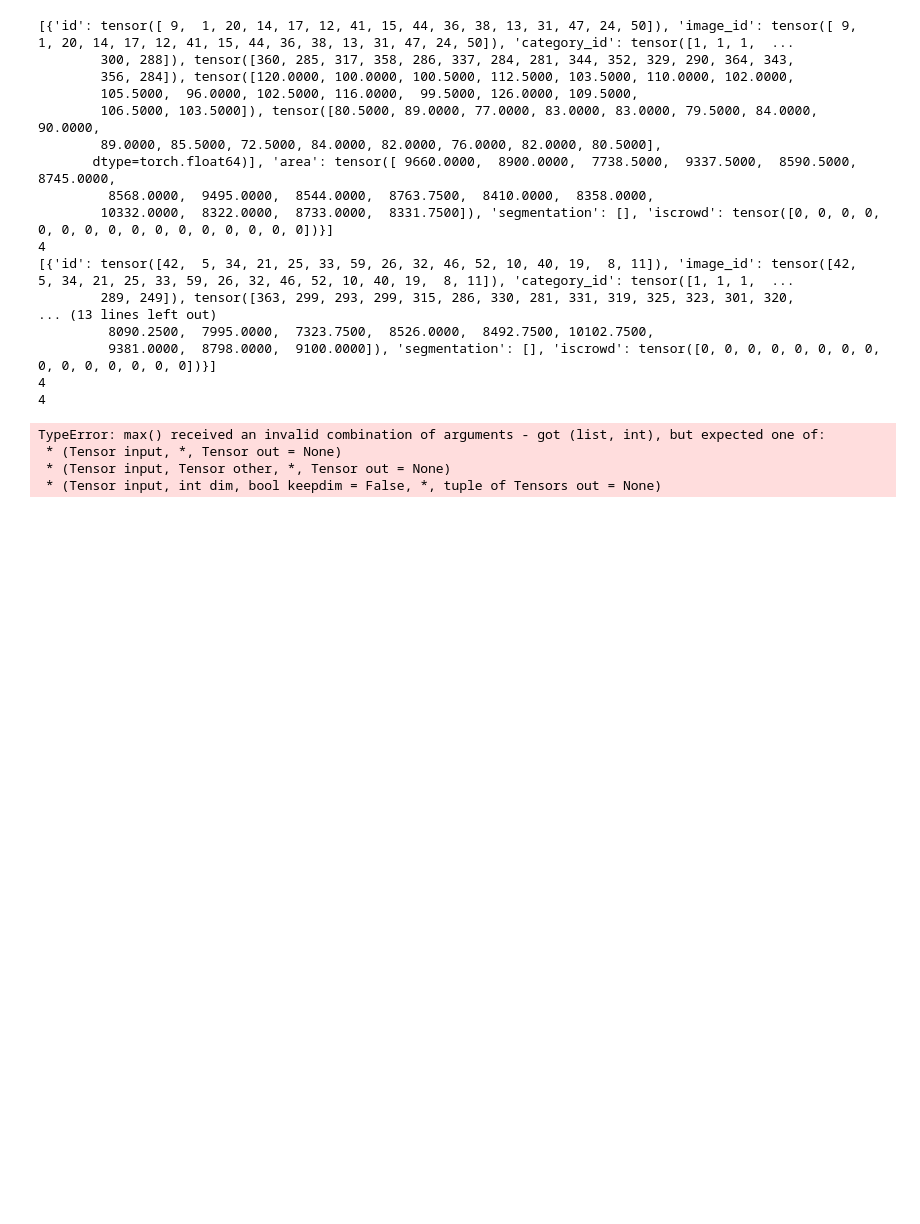
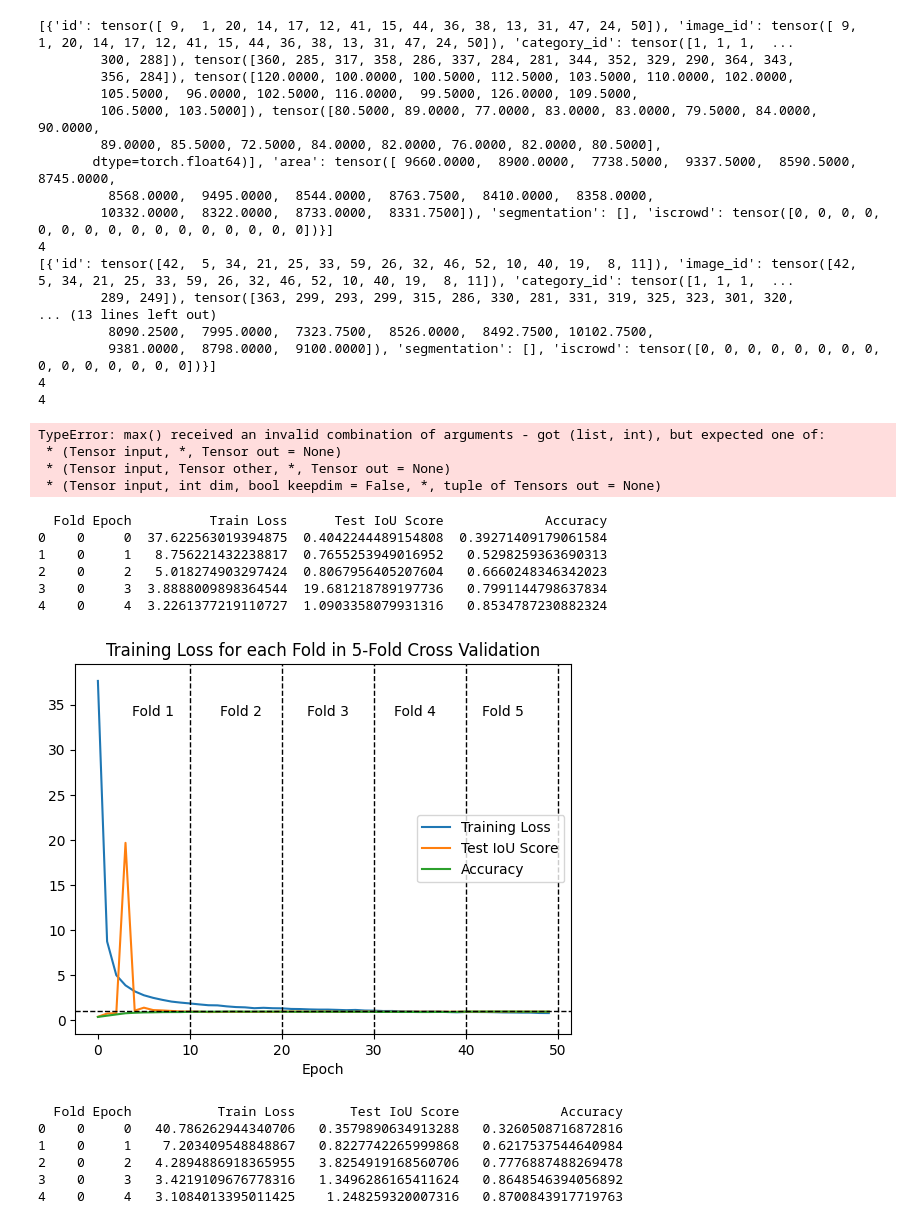
Before and after one commit to nnvu-fit/iusai-project, a Jupyter notebook: faster-rcnn.ipynb, the cells around one changed output. Drawn from its saved outputs; the diff is of its cells as text; code cells hidden in the pictures; blank space fills up the shorter version.

Commit message:
update epoch training count

```diff
--- a/faster-rcnn.ipynb
+++ b/faster-rcnn.ipynb
@@ -155,3 +155,81 @@ for param_tensor in net.state_dict():
     print(param_tensor, "\t", net.state_dict()[param_tensor].size())
 # save the model
 torch.save(net.state_dict(), './model.pth')
+# %%
+log_file_path = 'logs/faster_rcnn/faster-rcnn_5-folds.log'
+
+with open(log_file_path, 'r') as file:
+    log_data = file.readlines()
+
+# transform log_data into objects using csv.DictReader
+import csv
+from io import StringIO
+import pandas as pd
+
+# convert the log data into a pandas DataFrame from the csv.DictReader object
+log_data = csv.DictReader(StringIO(''.join(log_data)))
+log_data = pd.DataFrame(log_data)
+
+# print the first 5 rows of the DataFrame
+print(log_data.head())
+# %% [output]
+  Fold Epoch          Train Loss      Test IoU Score             Accuracy
+0    0     0  37.622563019394875  0.4042244489154808  0.39271409179061584
+1    0     1   8.756221432238817  0.7655253949016952   0.5298259363690313
+2    0     2   5.018274903297424  0.8067956405207604   0.6660248346342023
+3    0     3  3.8888009898364544  19.681218789197736   0.7991144798637834
+4    0     4  3.2261377219110727  1.0903358079931316   0.8534787230882324
+# %%
+# display chart of the training loss
+import matplotlib.pyplot as plt
+import numpy as np
+
+# plot the training loss for each fold in the same plot for comparison
+train_loss = [float(loss) for loss in log_data['Train Loss']]
+iou_score = [float(loss) for loss in log_data['Test IoU Score']]
+accuracy = [float(loss) for loss in log_data['Accuracy']]
+# convert the string values to float
+plt.plot(range(log_data.__len__()), train_loss, label='Training Loss')
+plt.plot(range(log_data.__len__()), iou_score, label='Test IoU Score')
+plt.plot(range(log_data.__len__()), accuracy, label='Accuracy')
+
+for i in range(5):
+    # draw the line x=(i+1)*10
+    plt.axvline((i+1)*10, color='black', lw=1, ls='--')
+    # draw the text 'Fold i' between x=(i*10+1) and x=(i+1)*10 on top of the area
+    plt.text((i*10+1)+(10-i)/2, 35, f'Fold {i+1}', horizontalalignment='center', verticalalignment='top')
+
+# draw the line y=0
+plt.axhline(1, color='black', lw=1, ls='--')
+
+plt.xlabel('Epoch')
+
+plt.title('Training Loss for each Fold in 5-Fold Cross Validation')
+plt.legend()
+plt.show()
+# %% [output]
+[figure, added]
+# %%
+log_file_path = 'logs/faster_rcnn/faster-rcnn_80-20.log'
+
+with open(log_file_path, 'r') as file:
+    log_data = file.readlines()
+
+# transform log_data into objects using csv.DictReader
+import csv
+from io import StringIO
+import pandas as pd
+
+# convert the log data into a pandas DataFrame from the csv.DictReader object
+log_data = csv.DictReader(StringIO(''.join(log_data)))
+log_data = pd.DataFrame(log_data)
+
+# print the first 5 rows of the DataFrame
+print(log_data.head())
+# %% [output]
+  Fold Epoch           Train Loss       Test IoU Score             Accuracy
+0    0     0   40.786262944340706   0.3579890634913288   0.3260508716872816
+1    0     1    7.203409548848867   0.8227742265999868   0.6217537544640984
+2    0     2   4.2894886918365955   3.8254919168560706   0.7776887488269478
+3    0     3   3.4219109676778316   1.3496286165411624   0.8648546394056892
+4    0     4   3.1084013395011425    1.248259320007316   0.8700843917719763
```
Also changed, not shown: parts of 1 cell of this notebook, 1 other file.
